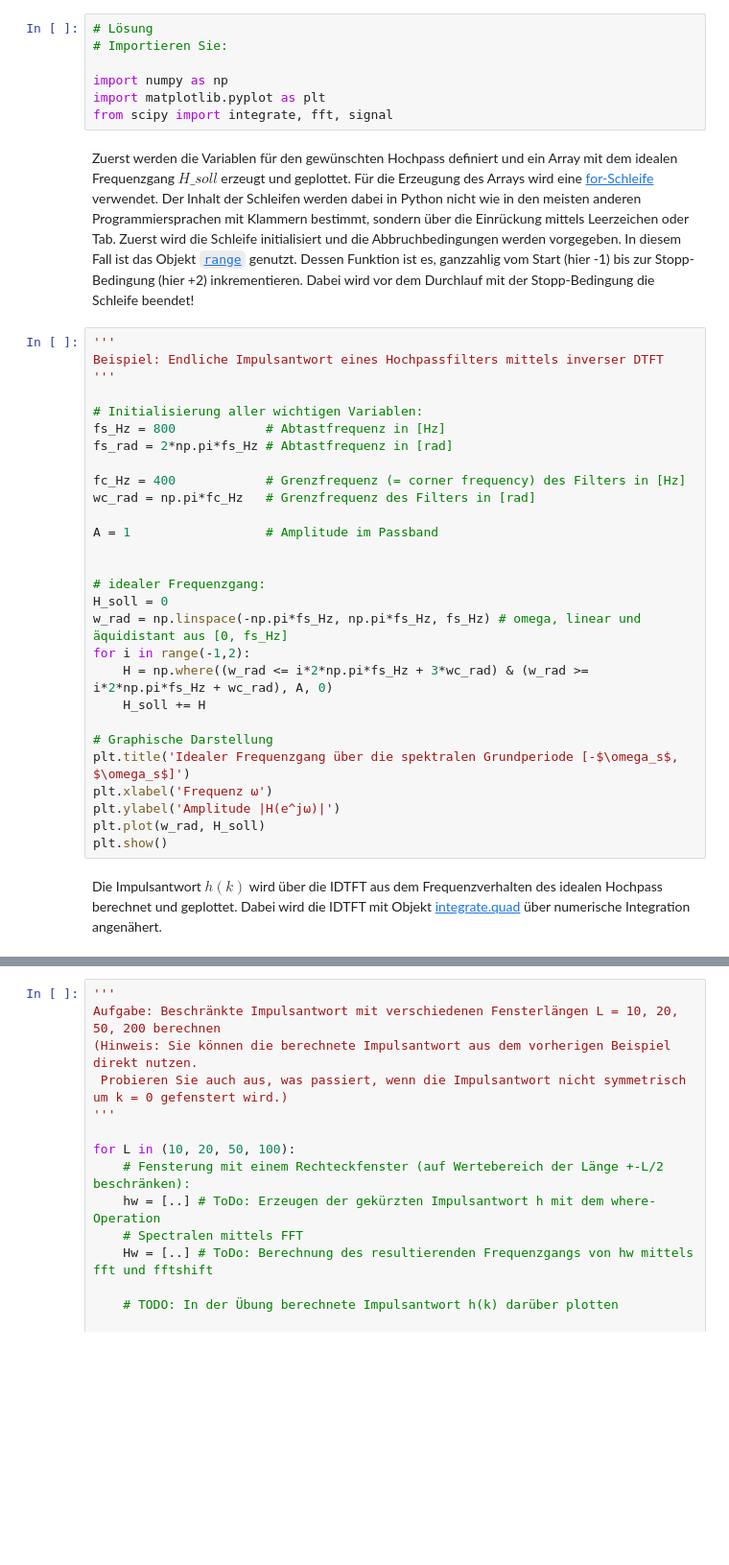
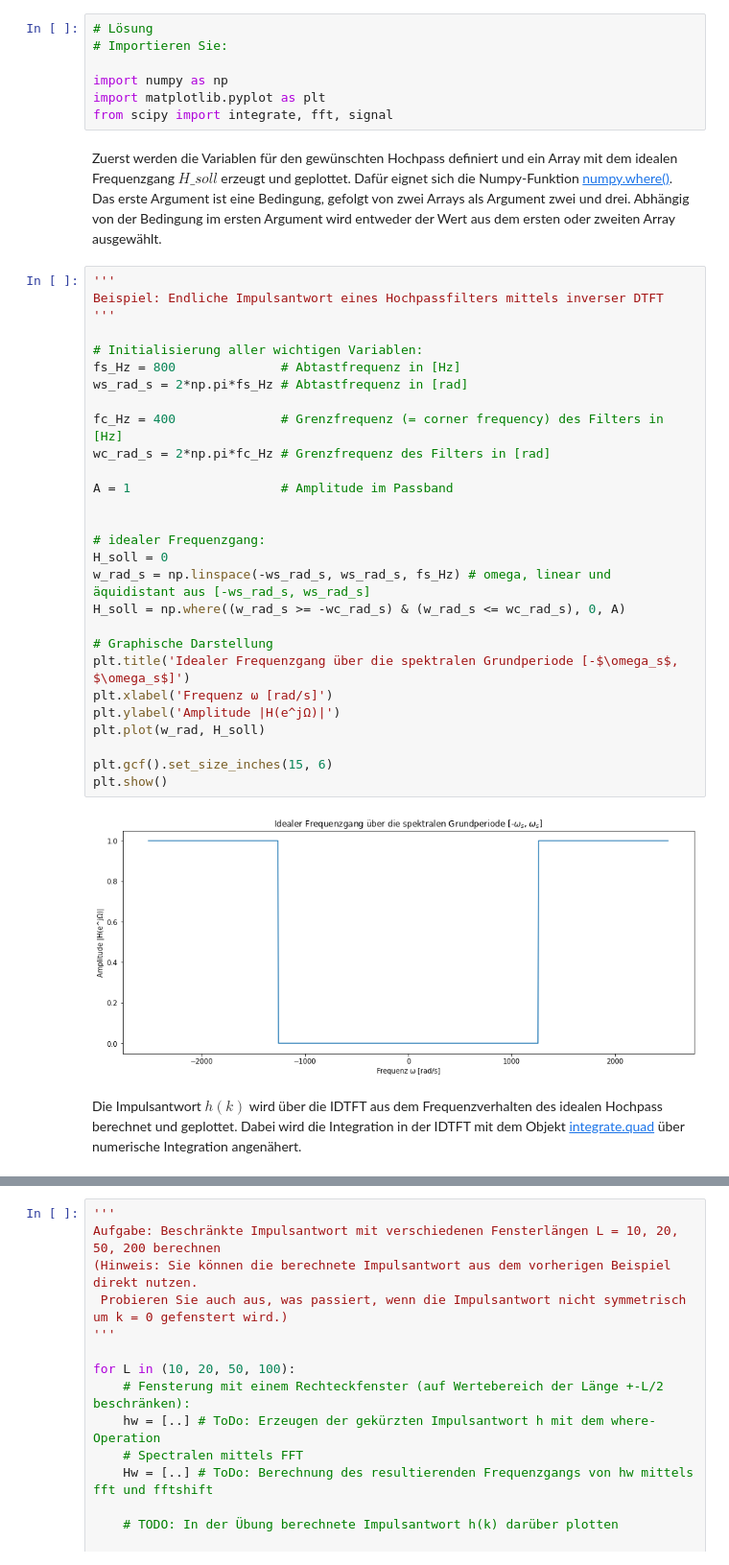
Before and after one commit to TUD-STKS/tud-sv, a Jupyter notebook: Thema-1-Filter/1.1 - FIR Filterentwurf.ipynb, the cells around one changed output, grey strips where cells are left out. Shown at 96% size. Saved outputs shown, nothing was run; the diff lists cells and outputs as text; blank space fills up the shorter version.

```diff
--- a/Thema-1-Filter/1.1 - FIR Filterentwurf.ipynb
+++ b/Thema-1-Filter/1.1 - FIR Filterentwurf.ipynb
@@ -82,38 +82,40 @@ Importieren Sie nun alle dafür benötigten externen Module:
 import numpy as np
 import matplotlib.pyplot as plt
 from scipy import integrate, fft, signal
-# %% [markdown]
-Zuerst werden die Variablen für den gewünschten Hochpass definiert und ein Array mit dem idealen Frequenzgang $H\_soll$ erzeugt und geplottet. Für die Erzeugung des Arrays wird eine [for-Schleife](https://wiki.python.org/moin/ForLoop) verwendet. Der Inhalt der Schleifen werden dabei in Python nicht wie in den meisten anderen Programmiersprachen mit Klammern bestimmt, sondern über die Einrückung mittels Leerzeichen oder Tab. Zuerst wird die Schleife initialisiert und die Abbruchbedingungen werden vorgegeben. In diesem Fall ist das Objekt [`range`](https://docs.python.org/3/library/functions.html#func-range) genutzt. Dessen Funktion ist es, ganzzahlig vom Start (hier -1) bis zur Stopp-Bedingung (hier +2) inkrementieren. Dabei wird vor dem Durchlauf mit der Stopp-Bedingung die Schleife beendet!
+# %% [markdown]
+Zuerst werden die Variablen für den gewünschten Hochpass definiert und ein Array mit dem idealen Frequenzgang $H\_soll$ erzeugt und geplottet. Dafür eignet sich die Numpy-Funktion [numpy.where()](https://numpy.org/doc/stable/reference/generated/numpy.where.html). Das erste Argument ist eine Bedingung, gefolgt von zwei Arrays als Argument zwei und drei. Abhängig von der Bedingung im ersten Argument wird entweder der Wert aus dem ersten oder zweiten Array ausgewählt.
 # %%
 '''
 Beispiel: Endliche Impulsantwort eines Hochpassfilters mittels inverser DTFT
 '''
 
 # Initialisierung aller wichtigen Variablen:
-fs_Hz = 800            # Abtastfrequenz in [Hz]
-fs_rad = 2*np.pi*fs_Hz # Abtastfrequenz in [rad]
+fs_Hz = 800              # Abtastfrequenz in [Hz]
+ws_rad_s = 2*np.pi*fs_Hz # Abtastfrequenz in [rad]
 
-fc_Hz = 400            # Grenzfrequenz (= corner frequency) des Filters in [Hz]
-wc_rad = np.pi*fc_Hz   # Grenzfrequenz des Filters in [rad]
+fc_Hz = 400              # Grenzfrequenz (= corner frequency) des Filters in [Hz]
+wc_rad_s = 2*np.pi*fc_Hz # Grenzfrequenz des Filters in [rad]
 
-A = 1                  # Amplitude im Passband
+A = 1                    # Amplitude im Passband
 
 
 # idealer Frequenzgang:
 H_soll = 0
-w_rad = np.linspace(-np.pi*fs_Hz, np.pi*fs_Hz, fs_Hz) # omega, linear und äquidistant aus [0, fs_Hz]
-for i in range(-1,2):
-    H = np.where((w_rad <= i*2*np.pi*fs_Hz + 3*wc_rad) & (w_rad >= i*2*np.pi*fs_Hz + wc_rad), A, 0)
-    H_soll += H
+w_rad_s = np.linspace(-ws_rad_s, ws_rad_s, fs_Hz) # omega, linear und äquidistant aus [-ws_rad_s, ws_rad_s]
+H_soll = np.where((w_rad_s >= -wc_rad_s) & (w_rad_s <= wc_rad_s), 0, A)
 
 # Graphische Darstellung
 plt.title('Idealer Frequenzgang über die spektralen Grundperiode [-$\omega_s$, $\omega_s$]')
-plt.xlabel('Frequenz ω')
-plt.ylabel('Amplitude |H(e^jω)|')
+plt.xlabel('Frequenz ω [rad/s]')
+plt.ylabel('Amplitude |H(e^jΩ)|')
 plt.plot(w_rad, H_soll)
+
+plt.gcf().set_size_inches(15, 6)
 plt.show()
+# %% [output]
+[figure, added]
 # %% [markdown]
-Die Impulsantwort $h(k)$ wird über die IDTFT aus dem Frequenzverhalten des idealen Hochpass berechnet und geplottet. Dabei wird die IDTFT mit Objekt [integrate.quad](https://docs.scipy.org/doc/scipy/reference/tutorial/integrate.html) über numerische Integration angenähert.
+Die Impulsantwort $h(k)$ wird über die IDTFT aus dem Frequenzverhalten des idealen Hochpass berechnet und geplottet. Dabei wird die Integration in der IDTFT mit dem Objekt [integrate.quad](https://docs.scipy.org/doc/scipy/reference/tutorial/integrate.html) über numerische Integration angenähert.
 # %%
 # Endliche Impulsantwort (reell) mit der IDTFT berechnen:
 k = np.arange(-fs_Hz//2, fs_Hz//2)
```
Also changed, not shown: parts of 27 cells of this notebook, 2 other files.
